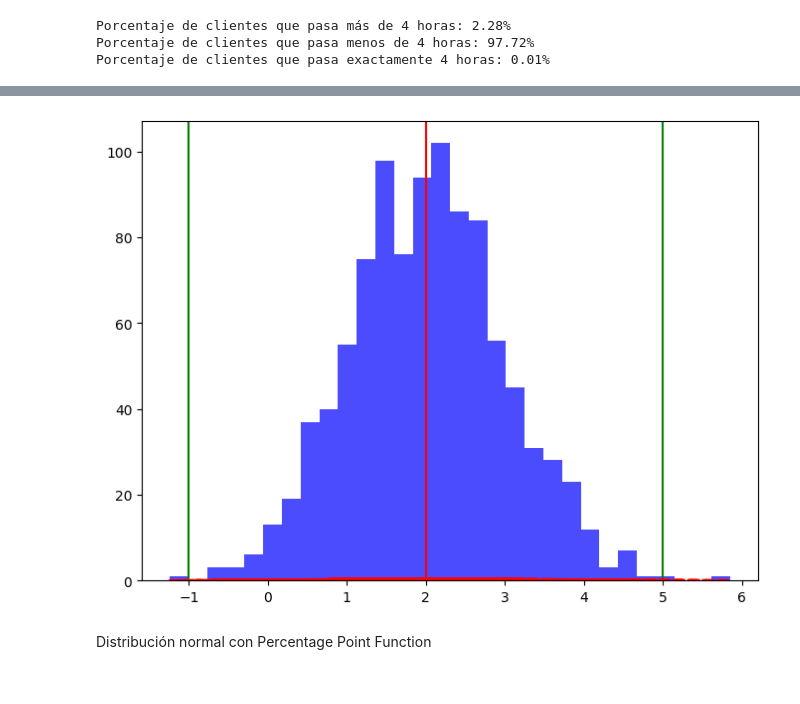
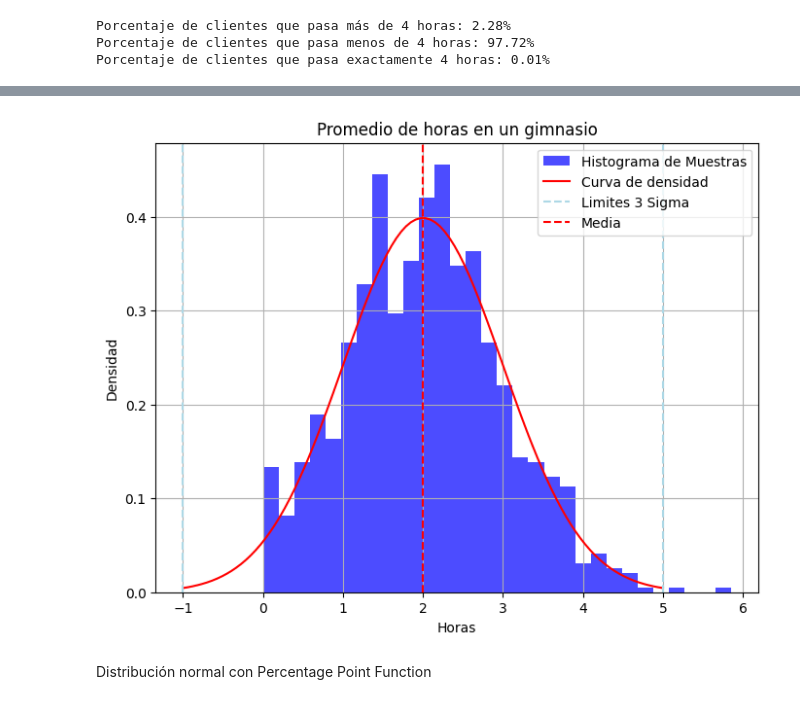
Before and after one commit to jmhrivera/own_documentation, a Jupyter notebook: Data Analyst/12. Resumen DA.ipynb, the cells around one changed output, grey strips where cells are left out. Cells and saved outputs as stored; diff of their text form; code cells hidden in the pictures.

```diff
--- a/Data Analyst/12. Resumen DA.ipynb
+++ b/Data Analyst/12. Resumen DA.ipynb
@@ -283,41 +265,44 @@ plt.show()
 # %%
 import numpy as np
 import matplotlib.pyplot as plt
 
 # Parámetros de la distribución normal
 media = 2  # Media / Mu (horas)
 desviacion_estandar = 1  # Desviación estándar / Sigma
 
 # Fijar la semilla aleatoria
 np.random.seed(42)  # Para que la gráfica se mantenga con el mismo resultado
 
+# Calcula la PDF usando la distribución normal
+x = np.linspace((media-(3* desviacion_estandar)), (media +  (3* desviacion_estandar)), 100)  # Valores x para la PDF
+pdf = stats.norm.pdf(x, loc=media, scale=1)  # Calcula la PDF para cada valor x
+
 # Generar muestras aleatorias de la distribución normal
-muestras = np.random.normal(loc=media, scale=desviacion_estandar, size=1000,)
+muestras = np.random.normal(loc=media, scale=desviacion_estandar, size=1000)
+muestras = np.maximum(muestras, 0)
 
 # Graficar el histograma de las muestras generadas
 plt.figure(figsize=(8, 6))
-plt.hist(muestras, bins=30, color='blue', alpha=0.7, label='Histograma de Muestras')
+plt.hist(muestras, bins=30, density=True, color='blue', alpha=0.7, label='Histograma de Muestras')
+plt.plot(x,pdf, color='red', label='Curva de densidad')
 
 #Agregamos los limites de media y la regla de los 3 sigma
-plt.axvline(media - 3*desviacion_estandar, color = 'green')
-plt.axvline(media + 3* desviacion_estandar,  color = 'green')
-plt.axvline(media, color='red')
+plt.axvline(media - 3*desviacion_estandar, color ='lightblue', label='Limites 3 Sigma', linestyle='--' )
+plt.axvline(media + 3* desviacion_estandar,  color ='lightblue', linestyle='--')
+plt.axvline(media, color='red', label='Media', linestyle='--' )
 
+#Agregando etiquetas
+plt.xlabel('Horas')
+plt.ylabel('Densidad')
+plt.title('Promedio de horas en un gimnasio')
+plt.legend()
 
-pdf = (1/(desviacion_estandar * np.sqrt(2*np.pi))) * np.exp(-(x-media)**2 / (2*desviacion_estandar**2))
-plt.plot(x, pdf, color='red', linestyle='dashed', linewidth=2, label='Distribución Normal Teórica')
+plt.grid(True)
 
-# # Agregar etiquetas y título
-# plt.title('Distribución Normal con Media 2 y Desviación Estándar 1')
-# plt.xlabel('Horas')
-# plt.ylabel('Densidad de Probabilidad')
-# plt.grid(True)
-# plt.legend()
-
-# Mostrar la gráfica
+# Mostramos la grafica
 plt.show()
 # %% [output]
-[figure, old version]
+[figure, new version]
 # %% [markdown]
 Distribución normal con Percentage Point Function
 # %%
```
Also changed, not shown: parts of 18 cells of this notebook, 2 other files.
